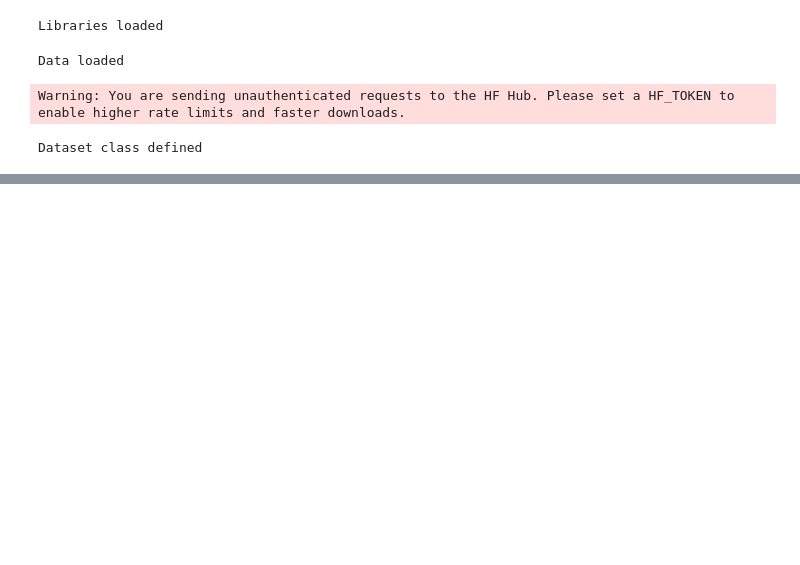
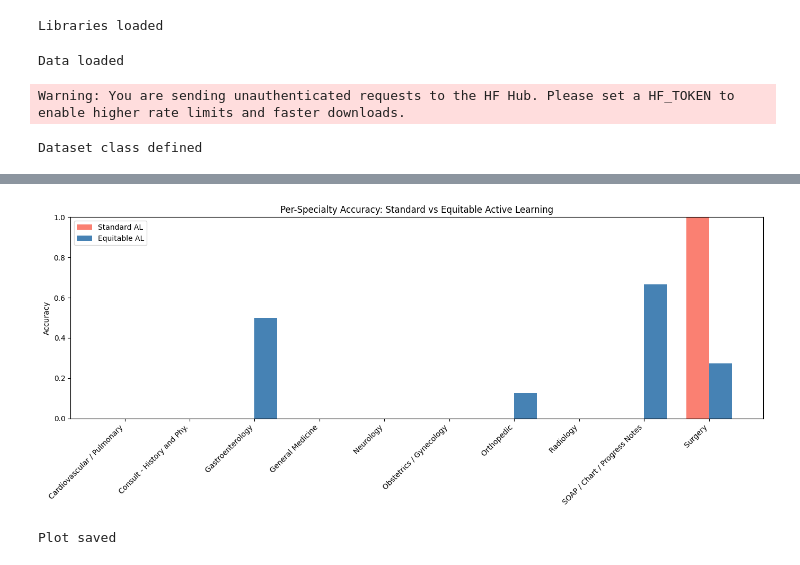
Before and after one commit to caglacinar22/clinical-nlp-fairness, a Jupyter notebook: notebooks/05_fairness_audit.ipynb, the cells around one changed output, grey strips where cells are left out. Cells and saved outputs as stored; diff of their text form; code cells hidden in the pictures; blank space fills up the shorter version.

```diff
--- a/notebooks/05_fairness_audit.ipynb
+++ b/notebooks/05_fairness_audit.ipynb
@@ -147,0 +174,25 @@ Notes:
+# %%
+# Per-specialty accuracy comparison
+specialty_names = label_map['specialty'].tolist()
+std_per_class = []
+eq_per_class = []
+
+for label in range(num_labels):
+    mask = true_labels == label
+    if mask.sum() > 0:
+        std_acc = accuracy_score(true_labels[mask], std_preds[mask])
+        eq_acc = accuracy_score(true_labels[mask], eq_preds[mask])
+    else:
+        std_acc = eq_acc = 0
+    std_per_class.append(std_acc)
+    eq_per_class.append(eq_acc)
+
+per_class_df = pd.DataFrame({
+    'Specialty': specialty_names,
+    'Standard AL': std_per_class,
+    'Equitable AL': eq_per_class
+})
+
+print("Per-specialty accuracy:")
+print(per_class_df.to_string(index=False))
+per_class_df.to_csv('../results/per_specialty_accuracy.csv', index=False)
@@ -147,0 +212,21 @@ Notes:
+# %%
+# Visualize per-specialty comparison
+x = np.arange(len(specialty_names))
+width = 0.35
+
+fig, ax = plt.subplots(figsize=(14, 6))
+ax.bar(x - width/2, std_per_class, width, label='Standard AL', color='salmon')
+ax.bar(x + width/2, eq_per_class, width, label='Equitable AL', color='steelblue')
+ax.set_title('Per-Specialty Accuracy: Standard vs Equitable Active Learning')
+ax.set_xticks(x)
+ax.set_xticklabels(specialty_names, rotation=45, ha='right')
+ax.set_ylabel('Accuracy')
+ax.set_ylim(0, 1)
+ax.legend()
+plt.tight_layout()
+plt.savefig('../results/figures/05_per_specialty_fairness.png')
+plt.show()
+print("Plot saved")
+# %% [output]
+[figure, added]
+Plot saved
```
Also changed, not shown: parts of 4 cells of this notebook, 1 other file.
